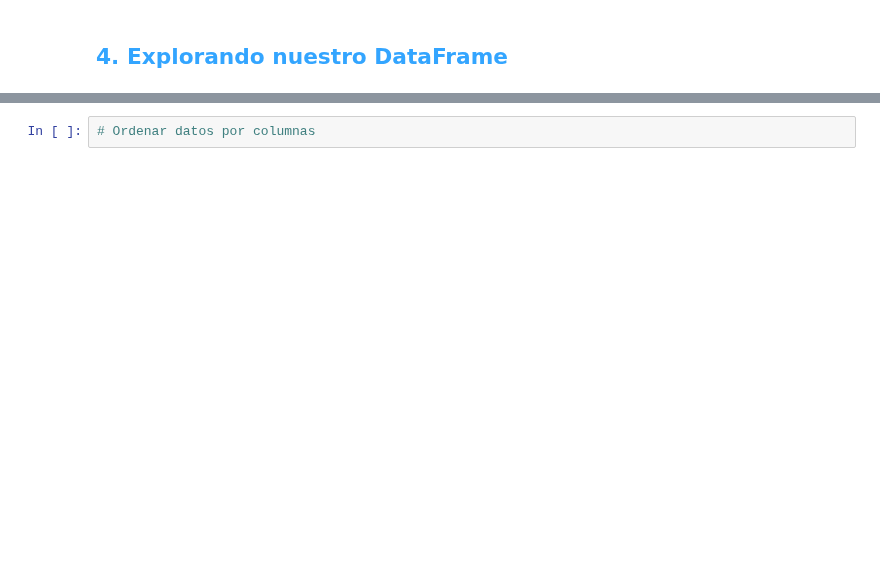
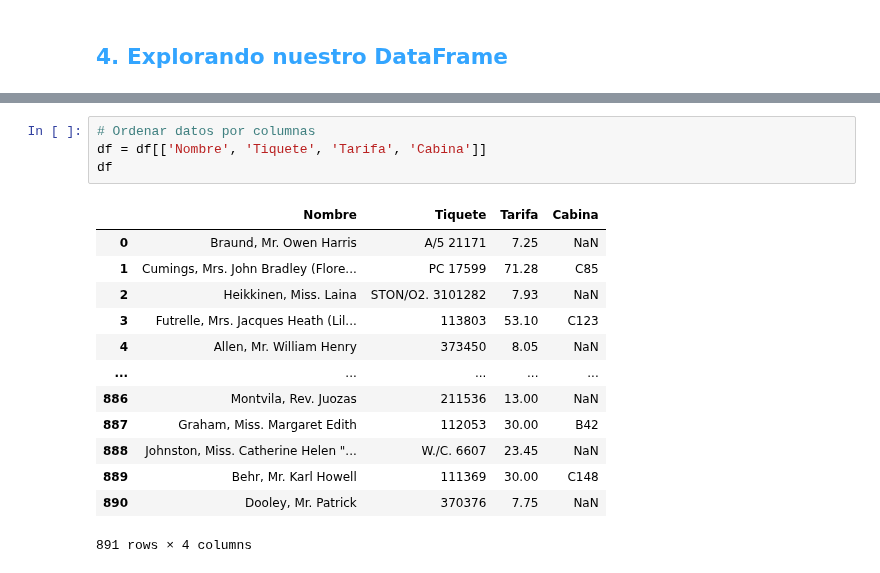
Before and after one commit to Michel-Macias/Pandas_Curso, a Jupyter notebook: PANDAS-main/Leer_datos.ipynb, the cells around one changed output, grey strips where cells are left out. Drawn from its saved outputs; the diff is of its cells as text; blank space fills up the shorter version.

```diff
--- a/PANDAS-main/Leer_datos.ipynb
+++ b/PANDAS-main/Leer_datos.ipynb
@@ -316,2 +361,18 @@ titanic
 # %%
 # Ordenar datos por columnas
+df = df[['Nombre', 'Tiquete', 'Tarifa', 'Cabina']]
+df
+# %% [output]
+|  | Nombre | Tiquete | Tarifa | Cabina |
+| 0 | Braund, Mr. Owen Harris | A/5 21171 | 7.25 | NaN |
+| 1 | Cumings, Mrs. John Bradley (Flore... | PC 17599 | 71.28 | C85 |
+| 2 | Heikkinen, Miss. Laina | STON/O2. 3101282 | 7.93 | NaN |
+| 3 | Futrelle, Mrs. Jacques Heath (Lil... | 113803 | 53.10 | C123 |
+| 4 | Allen, Mr. William Henry | 373450 | 8.05 | NaN |
+| ... | ... | ... | ... | ... |
+| 886 | Montvila, Rev. Juozas | 211536 | 13.00 | NaN |
+| 887 | Graham, Miss. Margaret Edith | 112053 | 30.00 | B42 |
+| 888 | Johnston, Miss. Catherine Helen "... | W./C. 6607 | 23.45 | NaN |
+| 889 | Behr, Mr. Karl Howell | 111369 | 30.00 | C148 |
+| 890 | Dooley, Mr. Patrick | 370376 | 7.75 | NaN |
+891 rows × 4 columns
```
Also changed, not shown: parts of 15 cells of this notebook, 4 other files.
